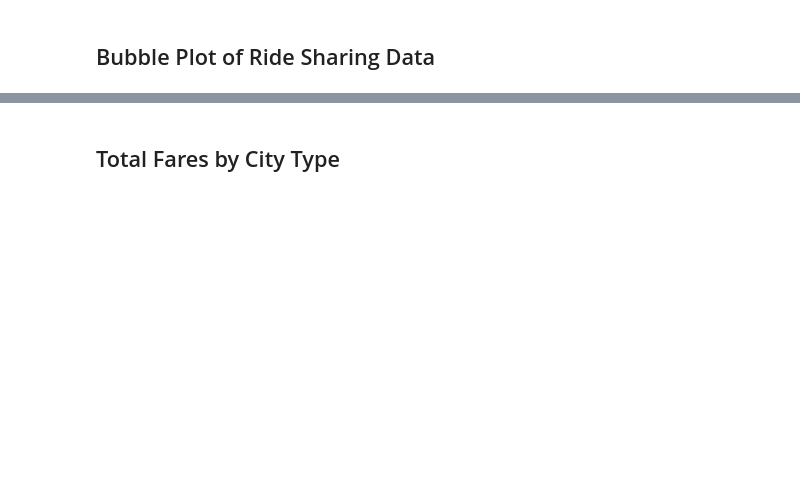
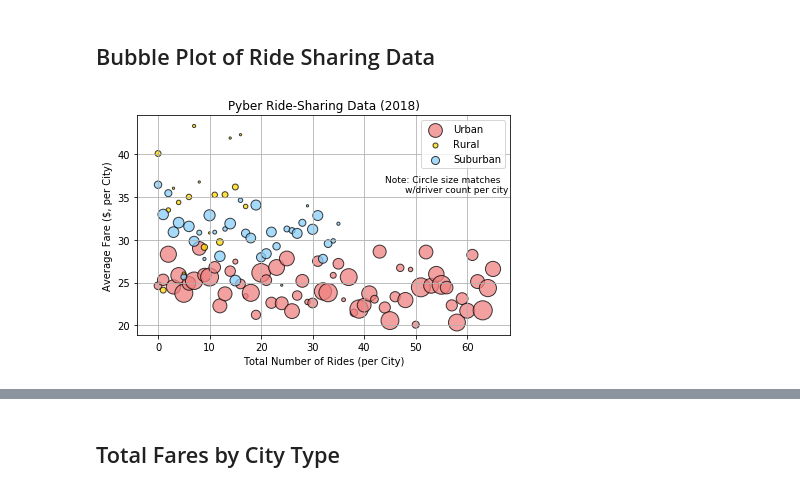
Before and after one commit to rachelksong/Bootcamp-Homework-Submissions, a Jupyter notebook: HW5/Pyber/pyber_starter.ipynb, the cells around one changed output, grey strips where cells are left out. Cells and saved outputs as stored; diff of their text form; code cells hidden in the pictures; blank space fills up the shorter version.

```diff
--- a/HW5/Pyber/pyber_starter.ipynb
+++ b/HW5/Pyber/pyber_starter.ipynb
@@ -30,8 +30,9 @@ merge_table.head()
 ## Bubble Plot of Ride Sharing Data
 # %%
 # Obtain the x and y coordinates for each of the three city types
+
 #URBAN CITY COORDINATES
-urbancities = merge_table.loc[merge_table["type"] == "Urban",:]
+urbancities = combined_data.loc[combined_data["type"] == "Urban",:]
 urbancities_mean = urbancities.groupby(["city"]).mean()
 
 x_urban = urbancities["city"].value_counts()
@@ -40,35 +41,51 @@ z_urban = urbancities_mean["driver_count"]
 
 x_urban_axis = np.arange(0, len(x_urban), 1)
 
 #RURAL CITY COORDINATES
-ruralcities = merge_table.loc[merge_table["type"] == "Rural",:]
+ruralcities = combined_data.loc[combined_data["type"] == "Rural",:]
 ruralcities_mean = ruralcities.groupby(["city"]).mean()
 
 x_rural = ruralcities["city"].value_counts()
 y_rural = ruralcities_mean["fare"]
 z_rural = ruralcities_mean["driver_count"]
 
 x_rural_axis = np.arange(0, len(x_rural), 1)
 
 #SUBURBAN CITY COORDINATES
-suburbancities = merge_table.loc[merge_table["type"] == "Suburban",:]
+suburbancities = combined_data.loc[combined_data["type"] == "Suburban",:]
 suburbancities_mean = suburbancities.groupby(["city"]).mean()
 
 x_suburban = suburbancities["city"].value_counts()
 y_suburban = suburbancities_mean["fare"]
 z_suburban = suburbancities_mean["driver_count"]
 
 x_suburban_axis = np.arange(0, len(x_suburban), 1)
 
 # Build the scatter plots for each city types
+urbanscatter = plt.scatter(x_urban_axis, y_urban, s=z_urban*5,
+            marker="o", facecolors="lightcoral", edgecolors="black", alpha=0.75)
+ruralscatter = plt.scatter(x_rural_axis, y_rural, s=z_rural*5,
+            marker="o", facecolors="gold", edgecolors="black", alpha=0.75)
+suburbanscatter = plt.scatter(x_suburban_axis, y_suburban, s=z_suburban*5,
+            marker="o", facecolors="lightskyblue", edgecolors="black", alpha=0.75)
 
 # Incorporate the other graph properties
+plt.title("Pyber Ride-Sharing Data (2018)")
+plt.xlabel("Total Number of Rides (per City)")
+plt.ylabel("Average Fare ($, per City)")
+plt.grid()
+plt.tight_layout()
 
 # Create a legend
+plt.legend((urbanscatter, ruralscatter, suburbanscatter), ('Urban', 'Rural', 'Suburban'))
 
 # Incorporate a text label regarding circle size
+plt.text(44, 35.5, "Note: Circle size matches\n       w/driver count per city", fontsize=9)
 
 # Save Figure
+plt.savefig("pyber_bubble_plot.png")
+# %% [output]
+[figure, added]
 # %%
 # Show plot
 plt.show()
```
Also changed, not shown: parts of 12 cells of this notebook, 4 other files.
